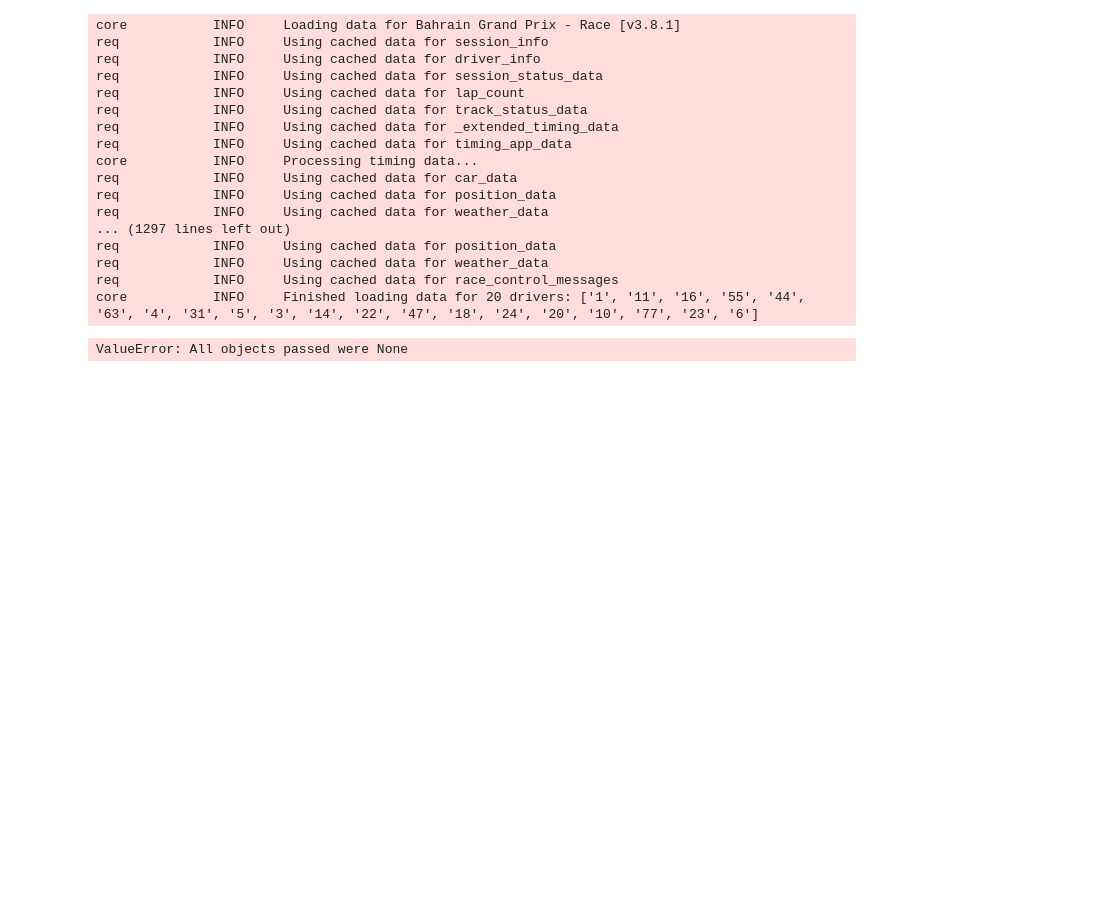
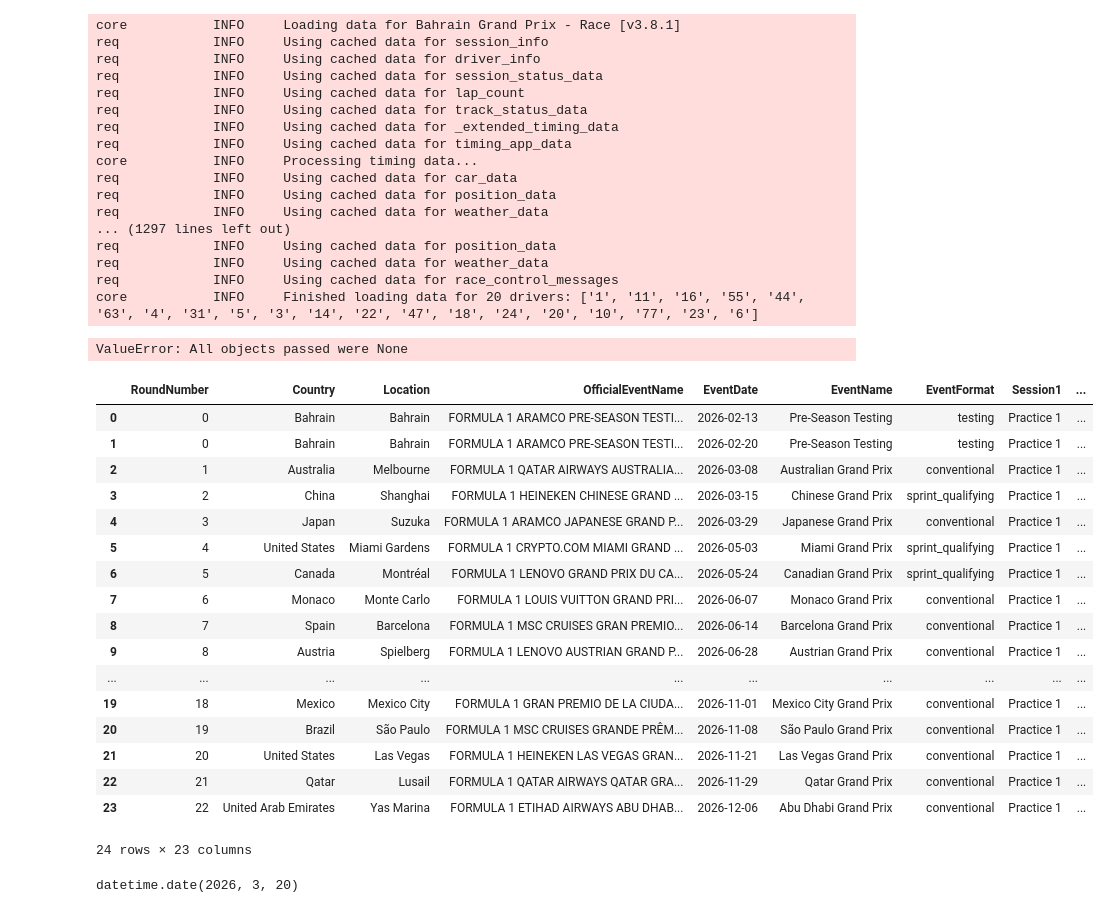
Before and after one commit to jifor/F1-Prediction-Project, a Jupyter notebook: data_testing.ipynb, the cells around one changed output. Cells and saved outputs as stored; diff of their text form; code cells hidden in the pictures; blank space fills up the shorter version.

```diff
--- a/data_testing.ipynb
+++ b/data_testing.ipynb
@@ -1406,3 +1406,36 @@ req            INFO     Using cached data for weather_data
 req            INFO     Using cached data for race_control_messages
 core           INFO     Finished loading data for 20 drivers: ['1', '11', '16', '55', '44', '63', '4', '31', '5', '3', '14', '22', '47', '18', '24', '20', '10', '77', '23', '6']
 ValueError: All objects passed were None
+# %%
+import fastf1 as ff1
+from cache_path import cache_path
+
+ff1.Cache.enable_cache(cache_path)
+
+schedule = ff1.get_event_schedule(2026)
+schedule
+# %% [output]
+|  | RoundNumber | Country | Location | OfficialEventName | EventDate | EventName | EventFormat | Session1 | ... |
+| 0 | 0 | Bahrain | Bahrain | FORMULA 1 ARAMCO PRE-SEASON TESTI... | 2026-02-13 | Pre-Season Testing | testing | Practice 1 | ... |
+| 1 | 0 | Bahrain | Bahrain | FORMULA 1 ARAMCO PRE-SEASON TESTI... | 2026-02-20 | Pre-Season Testing | testing | Practice 1 | ... |
+| 2 | 1 | Australia | Melbourne | FORMULA 1 QATAR AIRWAYS AUSTRALIA... | 2026-03-08 | Australian Grand Prix | conventional | Practice 1 | ... |
+| 3 | 2 | China | Shanghai | FORMULA 1 HEINEKEN CHINESE GRAND ... | 2026-03-15 | Chinese Grand Prix | sprint_qualifying | Practice 1 | ... |
+| 4 | 3 | Japan | Suzuka | FORMULA 1 ARAMCO JAPANESE GRAND P... | 2026-03-29 | Japanese Grand Prix | conventional | Practice 1 | ... |
+| 5 | 4 | United States | Miami Gardens | FORMULA 1 CRYPTO.COM MIAMI GRAND ... | 2026-05-03 | Miami Grand Prix | sprint_qualifying | Practice 1 | ... |
+| 6 | 5 | Canada | Montréal | FORMULA 1 LENOVO GRAND PRIX DU CA... | 2026-05-24 | Canadian Grand Prix | sprint_qualifying | Practice 1 | ... |
+| 7 | 6 | Monaco | Monte Carlo | FORMULA 1 LOUIS VUITTON GRAND PRI... | 2026-06-07 | Monaco Grand Prix | conventional | Practice 1 | ... |
+| 8 | 7 | Spain | Barcelona | FORMULA 1 MSC CRUISES GRAN PREMIO... | 2026-06-14 | Barcelona Grand Prix | conventional | Practice 1 | ... |
+| 9 | 8 | Austria | Spielberg | FORMULA 1 LENOVO AUSTRIAN GRAND P... | 2026-06-28 | Austrian Grand Prix | conventional | Practice 1 | ... |
+| ... | ... | ... | ... | ... | ... | ... | ... | ... | ... |
+| 19 | 18 | Mexico | Mexico City | FORMULA 1 GRAN PREMIO DE LA CIUDA... | 2026-11-01 | Mexico City Grand Prix | conventional | Practice 1 | ... |
+| 20 | 19 | Brazil | São Paulo | FORMULA 1 MSC CRUISES GRANDE PRÊM... | 2026-11-08 | São Paulo Grand Prix | conventional | Practice 1 | ... |
+| 21 | 20 | United States | Las Vegas | FORMULA 1 HEINEKEN LAS VEGAS GRAN... | 2026-11-21 | Las Vegas Grand Prix | conventional | Practice 1 | ... |
+| 22 | 21 | Qatar | Lusail | FORMULA 1 QATAR AIRWAYS QATAR GRA... | 2026-11-29 | Qatar Grand Prix | conventional | Practice 1 | ... |
+| 23 | 22 | United Arab Emirates | Yas Marina | FORMULA 1 ETIHAD AIRWAYS ABU DHAB... | 2026-12-06 | Abu Dhabi Grand Prix | conventional | Practice 1 | ... |
+24 rows × 23 columns
+# %%
+import datetime as dt
+
+dt.date.today()
+# %% [output]
+datetime.date(2026, 3, 20)
```
Also changed, not shown: parts of 13 cells of this notebook, 4 other files.
